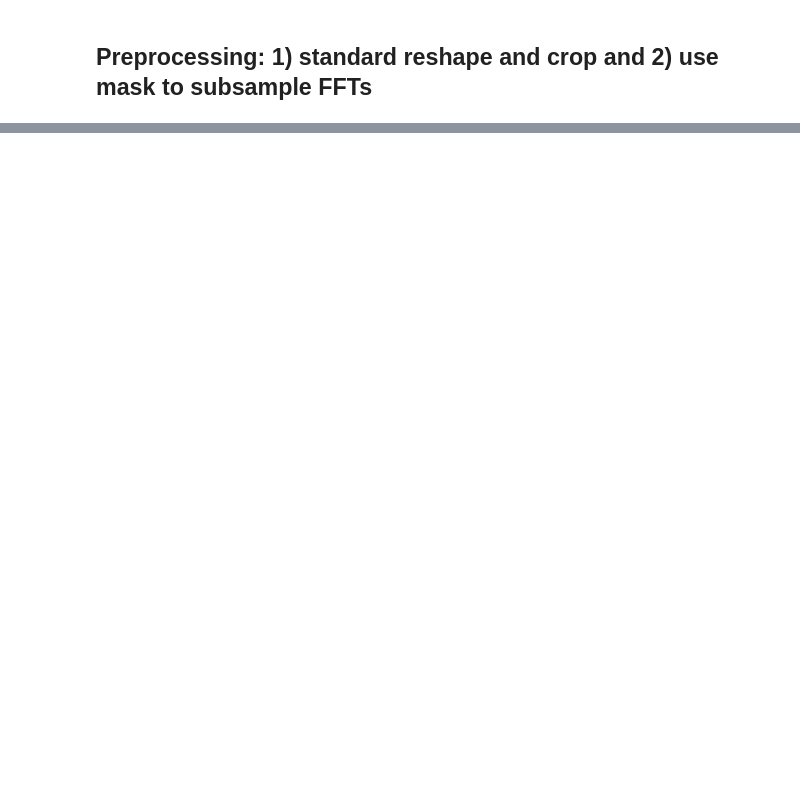
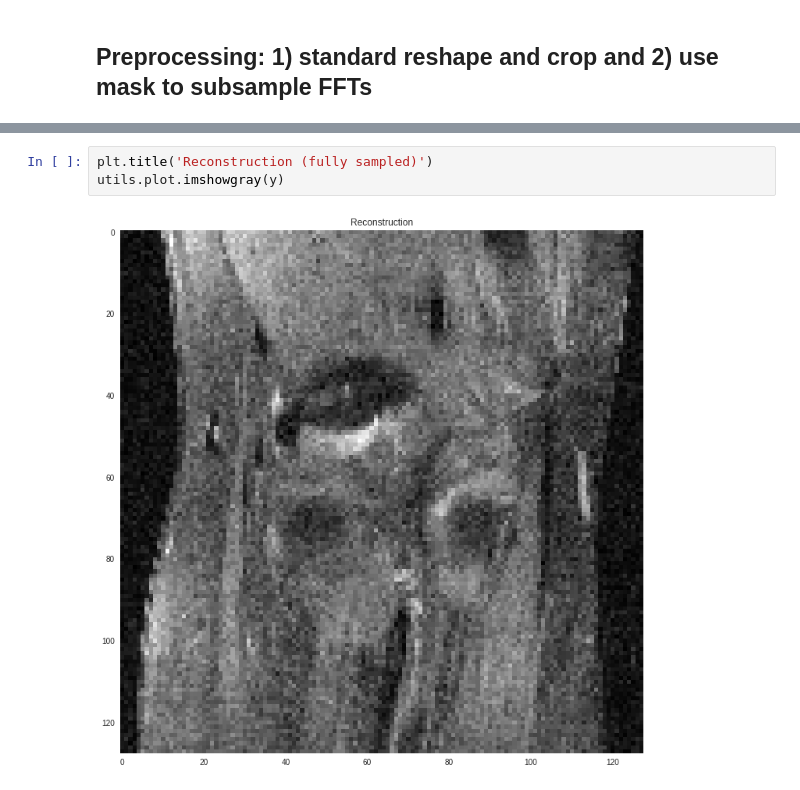
Before and after one commit to alexwal/cs230-project, a Jupyter notebook: MRI_reconstruction_example/fast_mri_dataset_exploration.ipynb, the cells around one changed output, grey strips where cells are left out. Saved outputs shown, nothing was run; the diff lists cells and outputs as text; blank space fills up the shorter version.

```diff
--- a/MRI_reconstruction_example/fast_mri_dataset_exploration.ipynb
+++ b/MRI_reconstruction_example/fast_mri_dataset_exploration.ipynb
@@ -122,0 +121,5 @@ Loading dataset... Shuffle items? True. Shuffle buffer: 40
+# %%
+plt.title('Reconstruction (fully sampled)')
+utils.plot.imshowgray(y)
+# %% [output]
+[figure, added]
```
Also changed, not shown: parts of 16 cells of this notebook, 1 other file.
